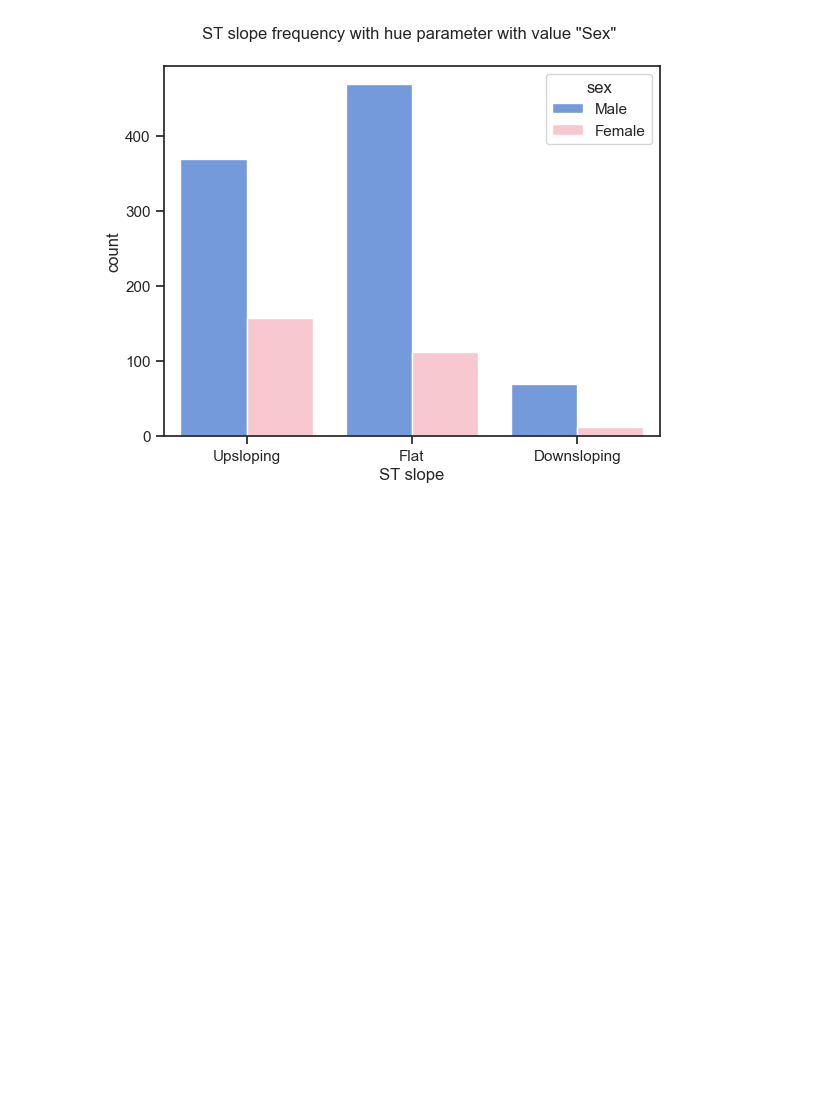
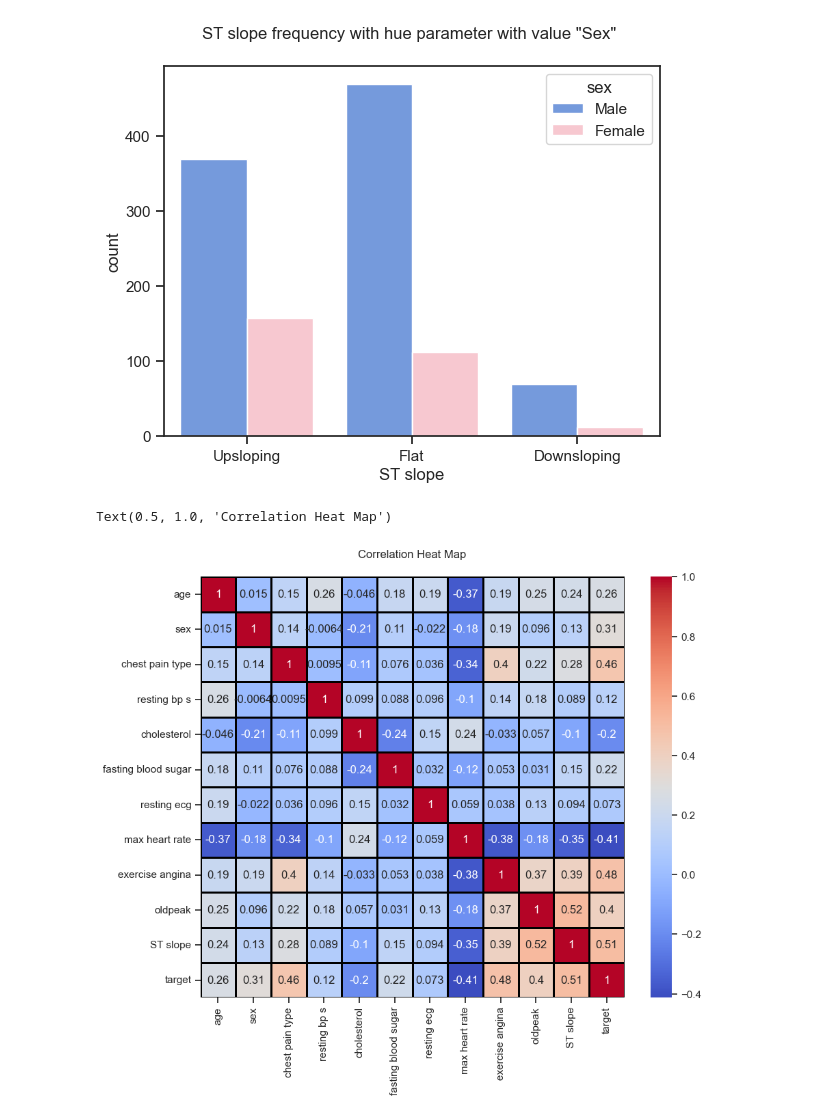
Before and after one commit to arda92a/Data-Mining-Project, a Jupyter notebook: project.ipynb, the cells around one changed output. Cells and saved outputs as stored; diff of their text form; code cells hidden in the pictures; blank space fills up the shorter version.

```diff
--- a/project.ipynb
+++ b/project.ipynb
@@ -234,3 +234,11 @@ plt.title('ST slope frequency with hue parameter with value "Sex" ')
 # %% [output]
 Text(0.5, 1.0, 'ST slope frequency with hue parameter with value "Sex" ')
 [figure]
+# %%
+df=pd.read_csv("hearth_disease.csv")
+plt.figure(figsize=(10, 8))
+sns.heatmap(df.corr(),annot=True,cmap='coolwarm', linewidths=1, linecolor='black')
+plt.title("Correlation Heat Map")
+# %% [output]
+Text(0.5, 1.0, 'Correlation Heat Map')
+[figure, added]
```
Also changed, not shown: parts of 7 cells of this notebook.
